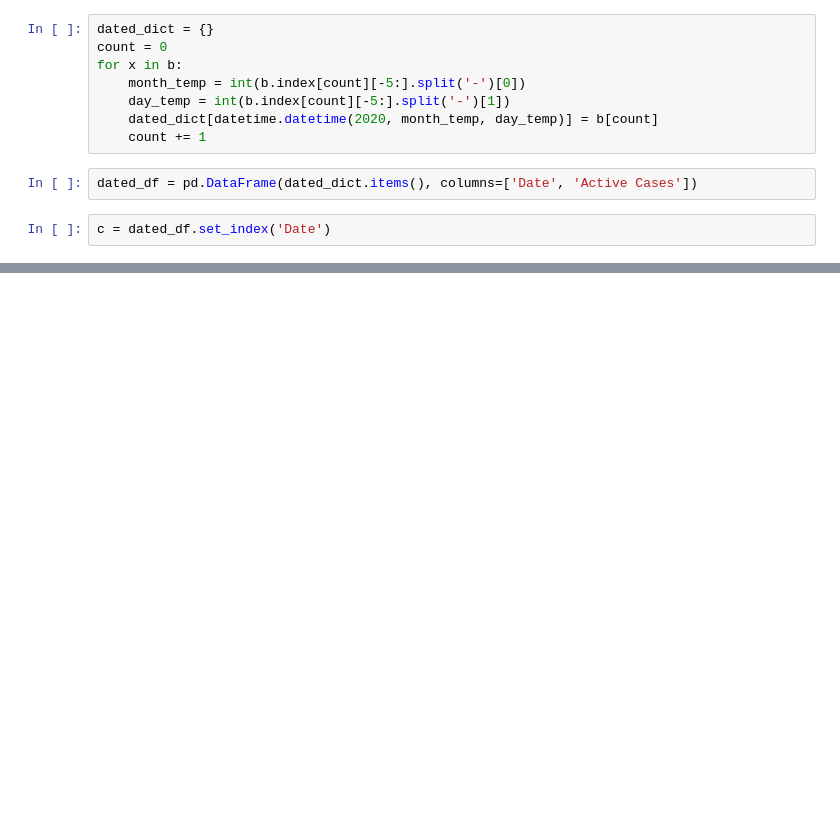
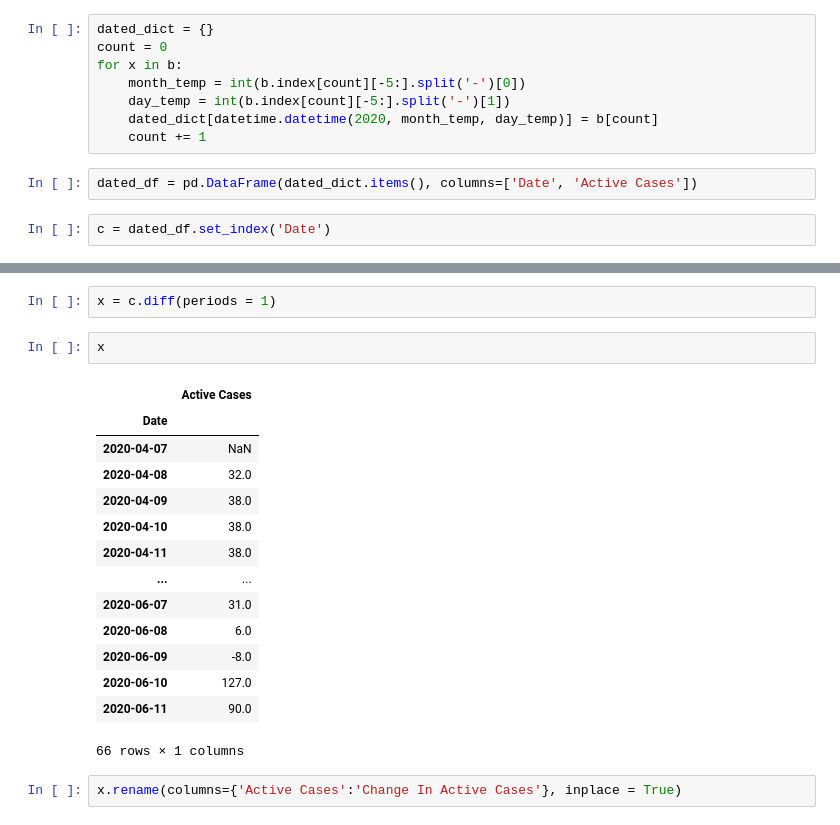
Before and after one commit to ldhagen/Texas_Covid_Data_Notebook, a Jupyter notebook: Bexar_Active_Graph.ipynb, the cells around one changed output, grey strips where cells are left out. Saved outputs shown, nothing was run; the diff lists cells and outputs as text; blank space fills up the shorter version.

```diff
--- a/Bexar_Active_Graph.ipynb
+++ b/Bexar_Active_Graph.ipynb
@@ -55,0 +57,21 @@ plt.savefig('BexarActive.png')
+# %%
+x = c.diff(periods = 1)
+# %%
+x
+# %% [output]
+|  | Active Cases |
+| Date |  |
+| 2020-04-07 | NaN |
+| 2020-04-08 | 32.0 |
+| 2020-04-09 | 38.0 |
+| 2020-04-10 | 38.0 |
+| 2020-04-11 | 38.0 |
+| ... | ... |
+| 2020-06-07 | 31.0 |
+| 2020-06-08 | 6.0 |
+| 2020-06-09 | -8.0 |
+| 2020-06-10 | 127.0 |
+| 2020-06-11 | 90.0 |
+66 rows × 1 columns
+# %%
+x.rename(columns={'Active Cases':'Change In Active Cases'}, inplace = True)
```
Also changed, not shown: parts of 3 cells of this notebook, 10 other files.
